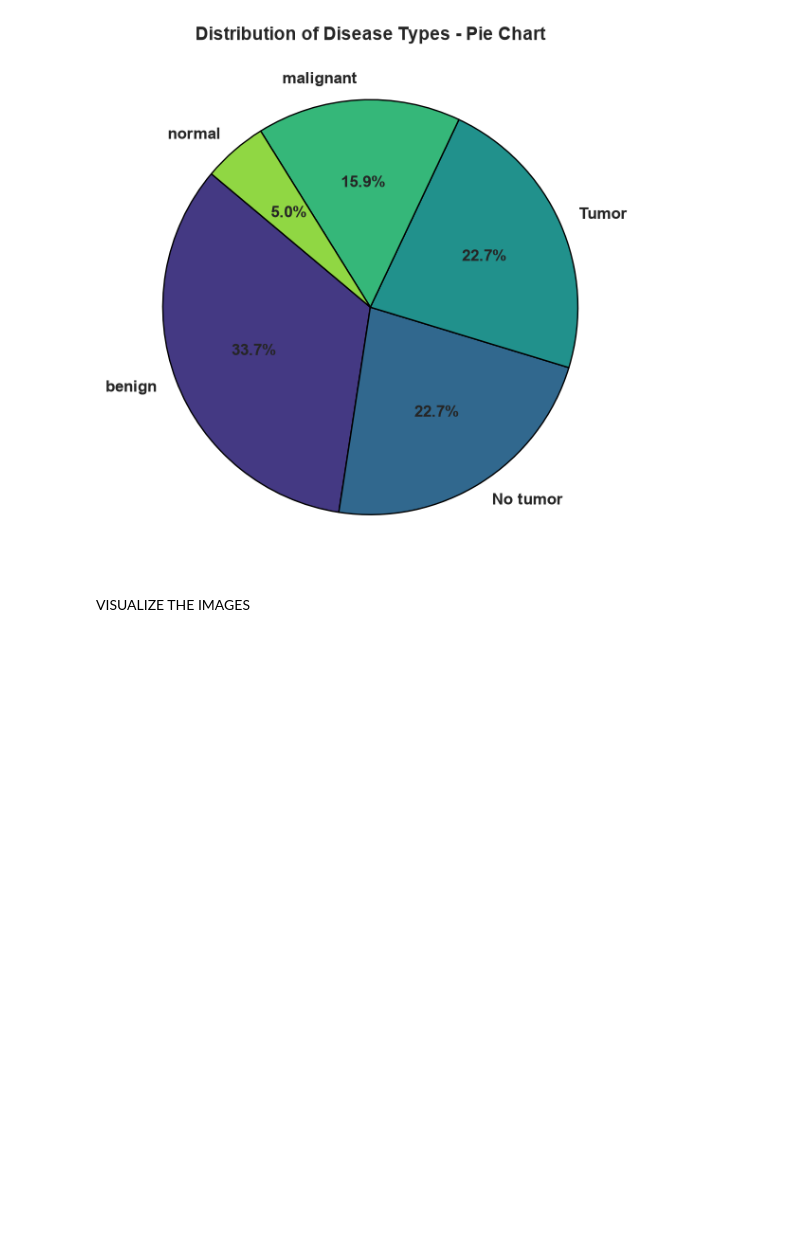
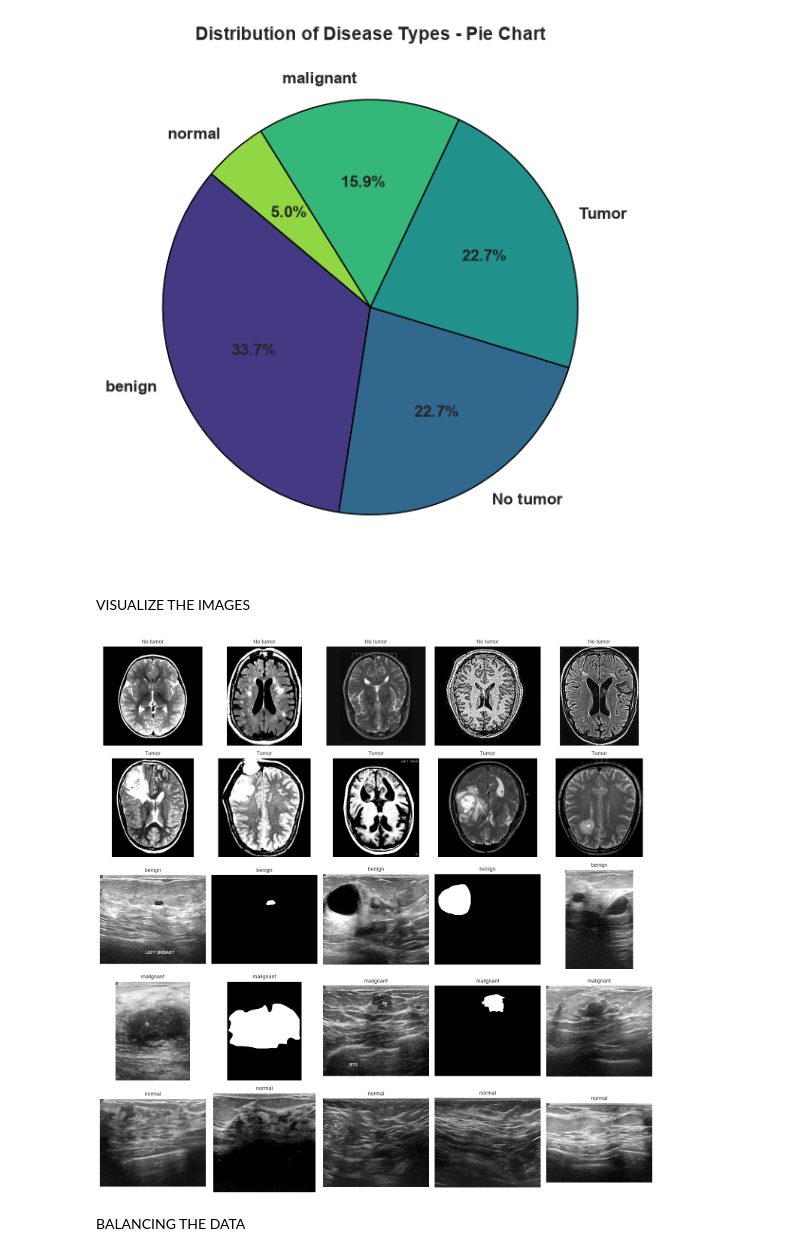
Before and after one commit to mdzaheerjk/END-2-END-Tumor-Detection-with-XAI-and-GCP, a Jupyter notebook: Notebook/MODEL.ipynb, the cells around one changed output. Cells and saved outputs as stored; diff of their text form; code cells hidden in the pictures; blank space fills up the shorter version.

Commit message:
printed images

```diff
--- a/Notebook/MODEL.ipynb
+++ b/Notebook/MODEL.ipynb
@@ -239,3 +239,53 @@ plt.show()
 [figure]
 # %% [markdown]
 VISUALIZE THE IMAGES
+# %%
+import pandas as pd
+import matplotlib.pyplot as plt
+import cv2
+
+categories = df['Label'].unique()
+
+n_cols = 5
+n_rows = len(categories)
+fig, axes = plt.subplots(n_rows, n_cols, figsize=(n_cols * 3, n_rows * 3))
+if n_rows == 1:
+    axes = [axes]
+else:
+    axes = axes.flatten()
+
+plot_idx = 0
+
+for category in categories:
+    category_paths = df[df['Label'] == category]['Image_Path'].head(5).tolist()
+
+    for img_path in category_paths:
+        if plot_idx < len(axes):
+            try:
+                img = cv2.imread(img_path)
+                if img is None:
+                    axes[plot_idx].text(0.5, 0.5, 'Image not found',
+                                        ha='center', va='center', transform=axes[plot_idx].transAxes)
+                else:
+                    img = cv2.cvtColor(img, cv2.COLOR_BGR2RGB)
+                    axes[plot_idx].imshow(img)
+                axes[plot_idx].set_title(category, fontsize=10)
+                axes[plot_idx].axis('off')
+            except:
+                axes[plot_idx].text(0.5, 0.5, 'Error loading',
+                                    ha='center', va='center', transform=axes[plot_idx].transAxes)
+            plot_idx += 1
+
+    while len(category_paths) < 5 and plot_idx < len(axes):
+        axes[plot_idx].text(0.5, 0.5, 'No image',
+                            ha='center', va='center', transform=axes[plot_idx].transAxes)
+        axes[plot_idx].set_title(category, fontsize=10)
+        axes[plot_idx].axis('off')
+        plot_idx += 1
+
+plt.tight_layout()
+plt.show()
+# %% [output]
+[figure, added]
+# %% [markdown]
+BALANCING THE DATA
```
